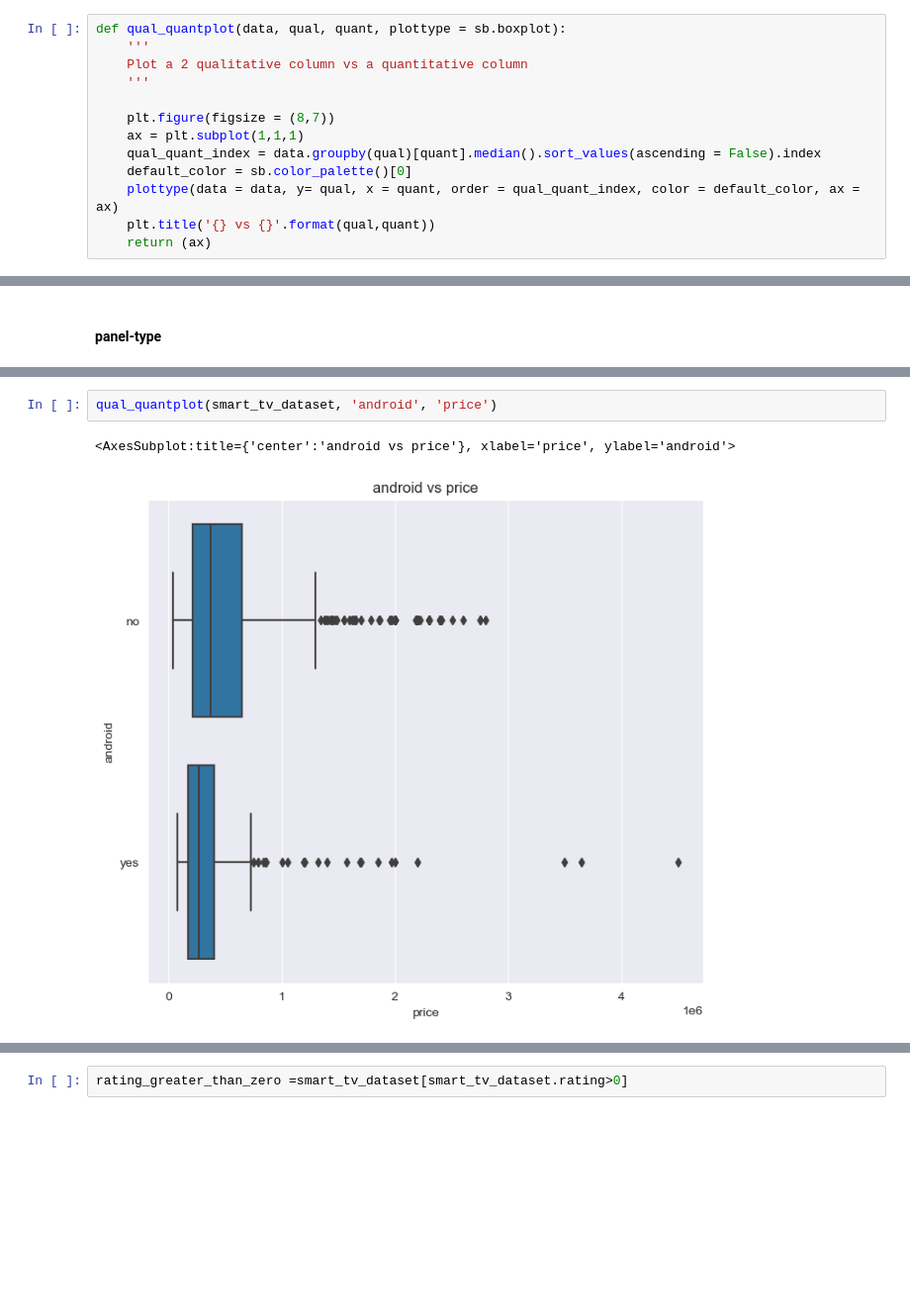
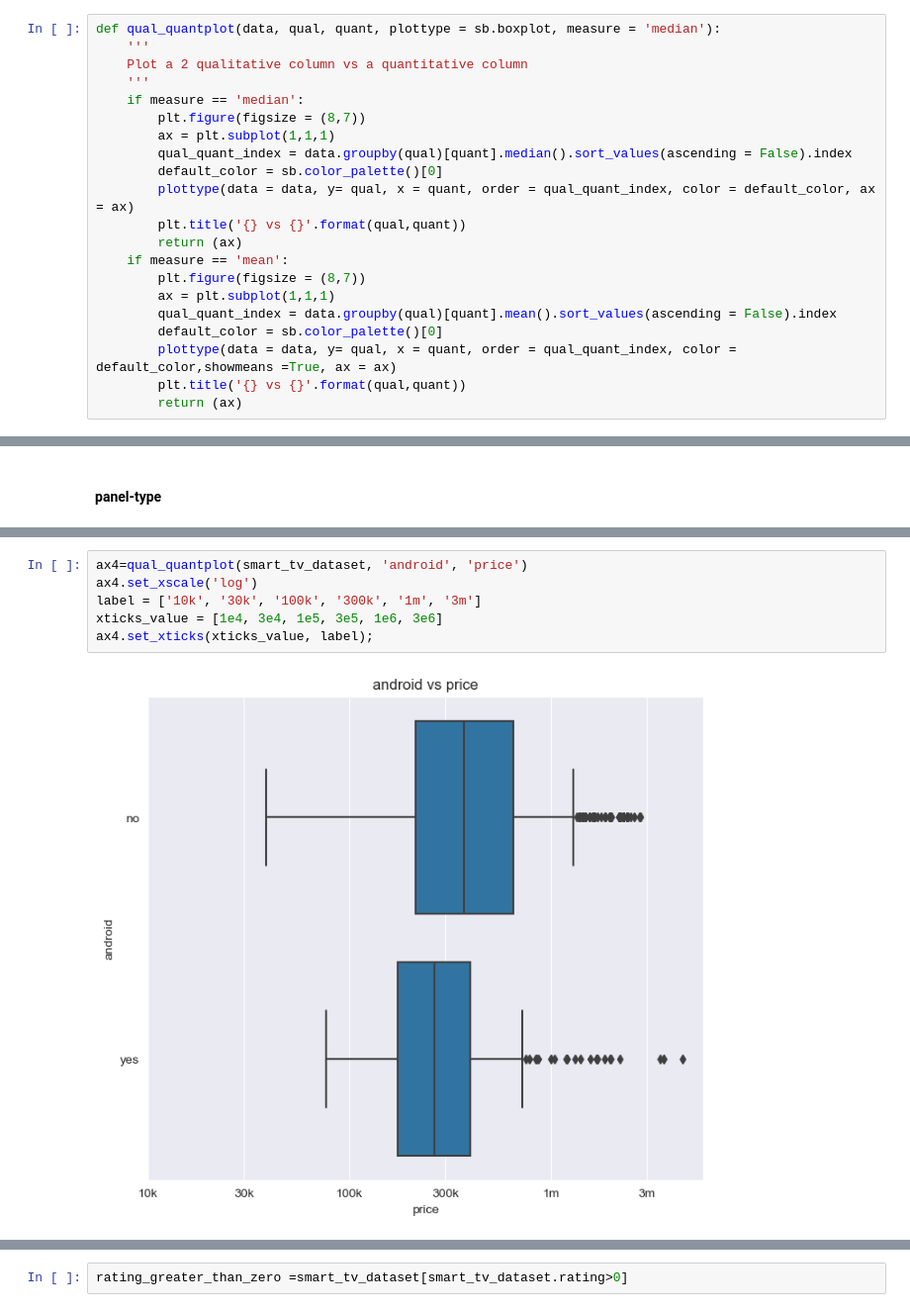
Before and after one commit to Jola-Olatunji/webscraping-and-analysis-of-jumia-smarttv-data, a Jupyter notebook: Exploring the Jumia Catalogue Dataset.ipynb, the cells around one changed output, grey strips where cells are left out. Shown at 99% size. Cells and saved outputs as stored; diff of their text form; blank space fills up the shorter version.

```diff
--- a/Exploring the Jumia Catalogue Dataset.ipynb
+++ b/Exploring the Jumia Catalogue Dataset.ipynb
@@ -1365,18 +1365,26 @@ There is no correlation the numerical variable.  The price and rating shows no c
 In exploring the patterns from the brand and price column
 - I will remove brands with listing less than 5
 # %%
-def qual_quantplot(data, qual, quant, plottype = sb.boxplot):
+def qual_quantplot(data, qual, quant, plottype = sb.boxplot, measure = 'median'):
     '''
     Plot a 2 qualitative column vs a quantitative column
     '''
-
-    plt.figure(figsize = (8,7))
-    ax = plt.subplot(1,1,1)
-    qual_quant_index = data.groupby(qual)[quant].median().sort_values(ascending = False).index
-    default_color = sb.color_palette()[0]
-    plottype(data = data, y= qual, x = quant, order = qual_quant_index, color = default_color, ax = ax)
-    plt.title('{} vs {}'.format(qual,quant))
-    return (ax)
+    if measure == 'median':
+        plt.figure(figsize = (8,7))
+        ax = plt.subplot(1,1,1)
+        qual_quant_index = data.groupby(qual)[quant].median().sort_values(ascending = False).index
+        default_color = sb.color_palette()[0]
+        plottype(data = data, y= qual, x = quant, order = qual_quant_index, color = default_color, ax = ax)
+        plt.title('{} vs {}'.format(qual,quant))
+        return (ax)
+    if measure == 'mean':
+        plt.figure(figsize = (8,7))
+        ax = plt.subplot(1,1,1)
+        qual_quant_index = data.groupby(qual)[quant].mean().sort_values(ascending = False).index
+        default_color = sb.color_palette()[0]
+        plottype(data = data, y= qual, x = quant, order = qual_quant_index, color = default_color,showmeans =True, ax = ax)
+        plt.title('{} vs {}'.format(qual,quant))
+        return (ax)
 # %%
 sb.set_style('darkgrid')
 ax1 =qual_quantplot(brand_count_greater_than_5, 'brand','price')
@@ -1469,5 +1484,8 @@ qual_quantplot(smart_tv_dataset, 'panel_type', 'price')
 # %%
-qual_quantplot(smart_tv_dataset, 'android', 'price')
+ax4=qual_quantplot(smart_tv_dataset, 'android', 'price')
+ax4.set_xscale('log')
+label = ['10k', '30k', '100k', '300k', '1m', '3m']
+xticks_value = [1e4, 3e4, 1e5, 3e5, 1e6, 3e6]
+ax4.set_xticks(xticks_value, label);
 # %% [output]
-<AxesSubplot:title={'center':'android vs price'}, xlabel='price', ylabel='android'>
-[figure, old version]
+[figure, new version]
```
Also changed, not shown: parts of 17 cells of this notebook.
